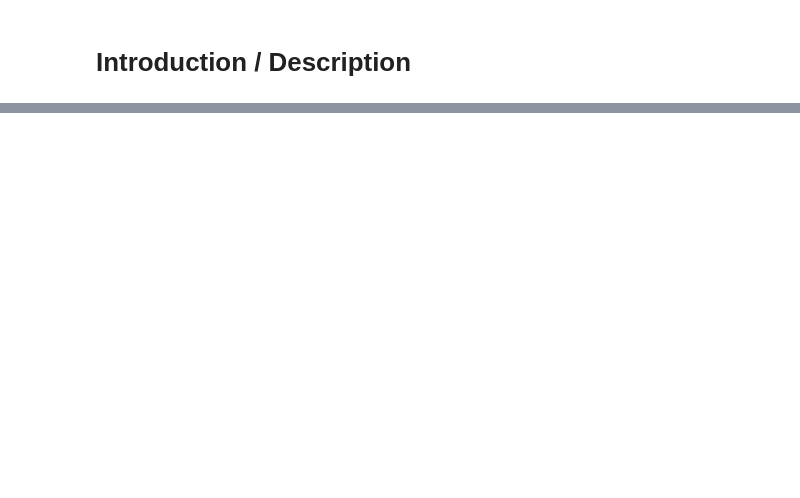
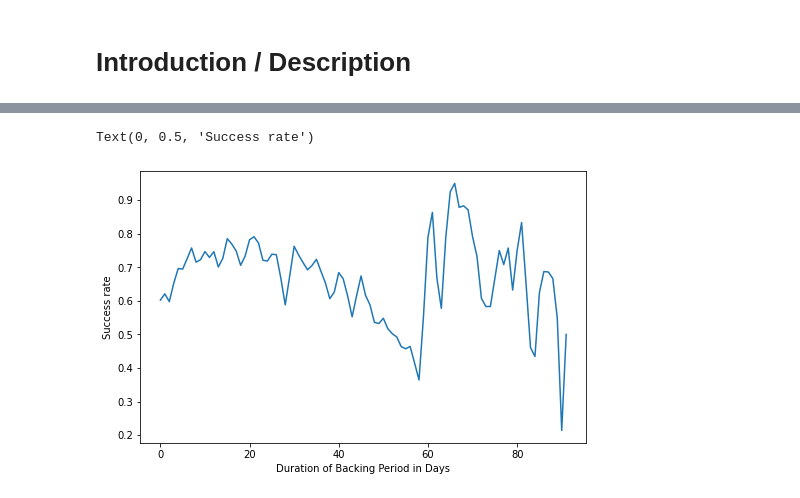
Before and after one commit to AIMPED/ML_Classification_Kickstarter, a Jupyter notebook: ML_Classification_Kickstarter_MASTER.ipynb, the cells around one changed output, grey strips where cells are left out. Saved outputs shown, nothing was run; the diff lists cells and outputs as text; code cells hidden in the pictures; blank space fills up the shorter version.

```diff
--- a/ML_Classification_Kickstarter_MASTER.ipynb
+++ b/ML_Classification_Kickstarter_MASTER.ipynb
@@ -105,0 +182,23 @@ df[features]
+# %%
+pledged_per_year_month = df.groupby(['start_year','start_month']).sum().usd_pledged.reset_index()
+pledged_per_year = df.groupby(['start_year']).sum()
+
+pledged_per_year.loc[2009,'usd_pledged']
+
+for i in range(0,pledged_per_year_month.shape[0]):
+    pledged_per_year_month.loc[i,'usd_pledged'] = pledged_per_year_month.loc[i,'usd_pledged'] / pledged_per_year.loc[pledged_per_year_month.loc[i,'start_year'],'usd_pledged']
+# %%
+durations_list = sorted(list(df.duration_days.unique()))
+duration_counts = df.duration_days.value_counts()
+
+countries_list = list(df.country.unique())
+
+categories_list = list(df.category.unique())
+# %%
+success_per_duration_day = [len(df.query('state in ["successful"] & duration_days==@i'))/len(df.query('state in ["successful","failed"] & duration_days==@i')) for i in durations_list]
+
+success_per_country = [[round(len(df.query('state in ["successful"] & country==@i'))/len(df.query('state in ["successful","failed"] & country==@i')),5), i] for i in countries_list]
+success_per_country = np.array(sorted(success_per_country, key= lambda x: x[0]))
+
+success_per_category = [[len(df.query('state in ["successful"] & category==@i'))/len(df.query('state in ["successful","failed"] & category==@i')), i] for i in categories_list]
+success_per_category = np.array(sorted(success_per_category, key= lambda x: x[0]))
@@ -105,0 +215,17 @@ df[features]
+# %%
+window_size = 2
+
+rolling_avg = pd.Series(success_per_duration_day[0:])
+windows = rolling_avg.rolling(window_size)
+moving_av = windows.mean()
+
+moving_av_list = moving_av.tolist()
+without_nans = moving_av_list[window_size - 1:]
+# %%
+import matplotlib.pyplot as plt
+plt.plot(range(0,len(without_nans)), without_nans)
+plt.xlabel('Duration of Backing Period in Days')
+plt.ylabel('Success rate')
+# %% [output]
+Text(0, 0.5, 'Success rate')
+[figure, added]
```
Also changed, not shown: parts of 117 cells of this notebook, 1 other file.
